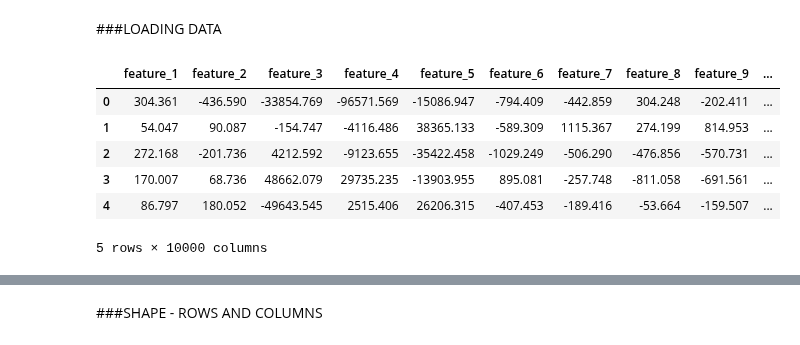
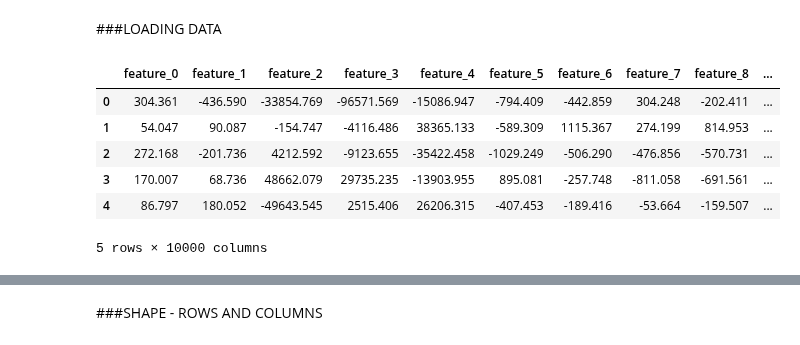
Before and after one commit to MLBartkowiakChojnacki/ML_PROJECT_2022, a Jupyter notebook: notebooks/ML_PROJECT_2022.ipynb, the cells around one changed output, grey strips where cells are left out. Saved outputs shown, nothing was run; the diff lists cells and outputs as text; code cells hidden in the pictures.

```diff
--- a/notebooks/ML_PROJECT_2022.ipynb
+++ b/notebooks/ML_PROJECT_2022.ipynb
@@ -9,19 +9,19 @@
 # %%
 import pandas as pd
 
 rows_num = pd.read_csv('/content/drive/MyDrive/train_data.csv', nrows = 1)
 features = []
 col_num = len(rows_num.columns)
 
 for n in range (0, col_num):
     features.append('feature_' + str(n))
 
 X = pd.read_csv('/content/drive/MyDrive/train_data.csv', names = features)
-y = pd.read_csv('/content/drive/MyDrive/train_labels.csv')
+y = pd.read_csv('/content/drive/MyDrive/train_labels.csv', names = ['target'])
 
 X.head()
 # %% [output]
-|  | feature_1 | feature_2 | feature_3 | feature_4 | feature_5 | feature_6 | feature_7 | feature_8 | feature_9 | ... |
+|  | feature_0 | feature_1 | feature_2 | feature_3 | feature_4 | feature_5 | feature_6 | feature_7 | feature_8 | ... |
 | 0 | 304.361 | -436.590 | -33854.769 | -96571.569 | -15086.947 | -794.409 | -442.859 | 304.248 | -202.411 | ... |
 | 1 | 54.047 | 90.087 | -154.747 | -4116.486 | 38365.133 | -589.309 | 1115.367 | 274.199 | 814.953 | ... |
 | 2 | 272.168 | -201.736 | 4212.592 | -9123.655 | -35422.458 | -1029.249 | -506.290 | -476.856 | -570.731 | ... |
```
Also changed, not shown: parts of 13 cells of this notebook.
